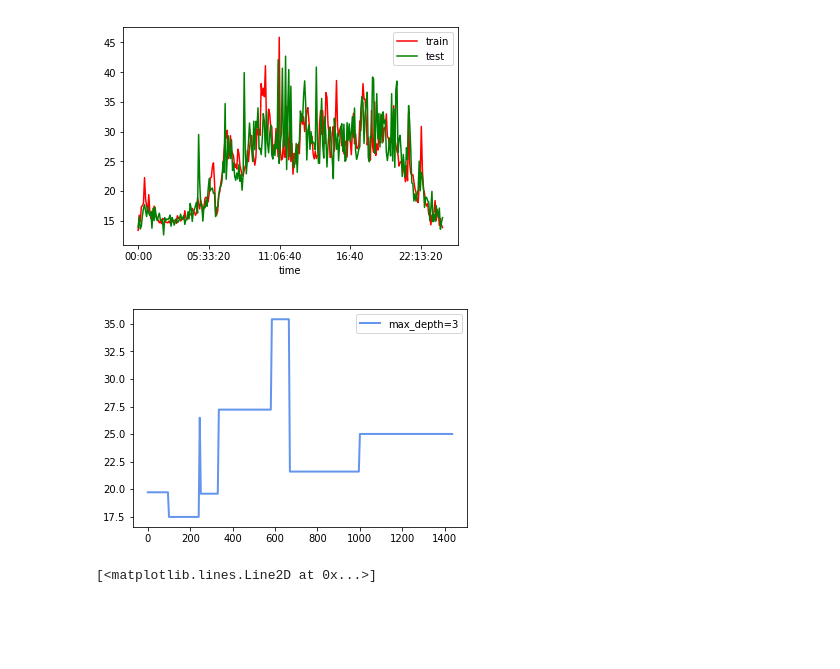
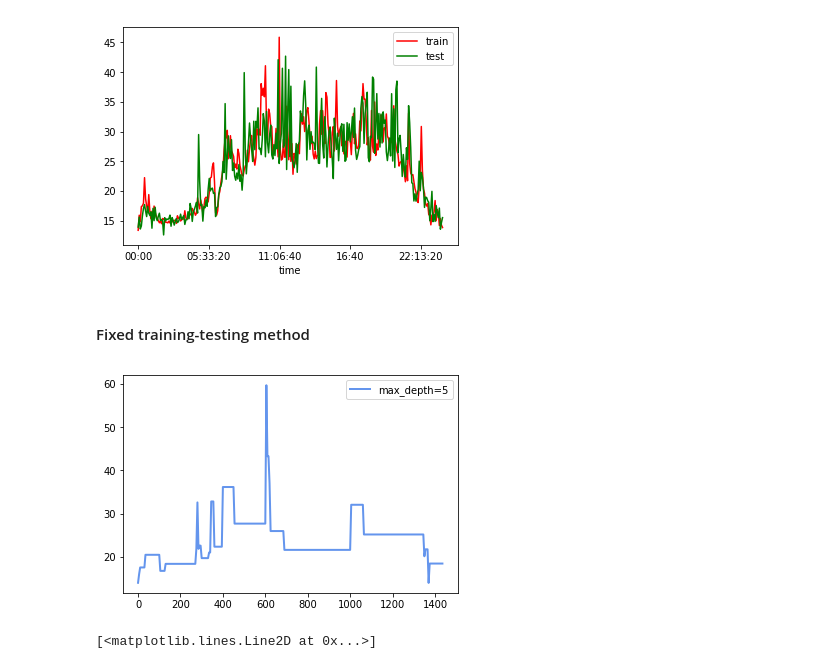
Before and after one commit to felipeascouto/energy, a Jupyter notebook: research_p2.ipynb, the cells around one changed output. Cells and saved outputs as stored; diff of their text form; code cells hidden in the pictures; blank space fills up the shorter version.

```diff
--- a/research_p2.ipynb
+++ b/research_p2.ipynb
@@ -1127,6 +1127,8 @@ plt.legend()
 # %% [output]
 <matplotlib.legend.Legend at 0x...>
 [figure]
+# %% [markdown]
+#### Fixed training-testing method
 # %%
 def sklearn_clusters_2(train_df, depth, plot):
     # converting datetime to int
@@ -1155,9 +1157,9 @@ def sklearn_clusters_2(train_df, depth, plot):
         plt.legend()
     return branch_dfs
 # %%
-branch_dfs = sklearn_clusters_2(train_data, 3, True)
+branch_dfs = sklearn_clusters_2(train_data, 5, True)
 # %% [output]
-[figure, old version]
+[figure, new version]
 # %%
 plt.plot(train_data['minutes'], train_data['LMP_RT'])
 # %% [output]
```
Also changed, not shown: parts of 8 cells of this notebook.
